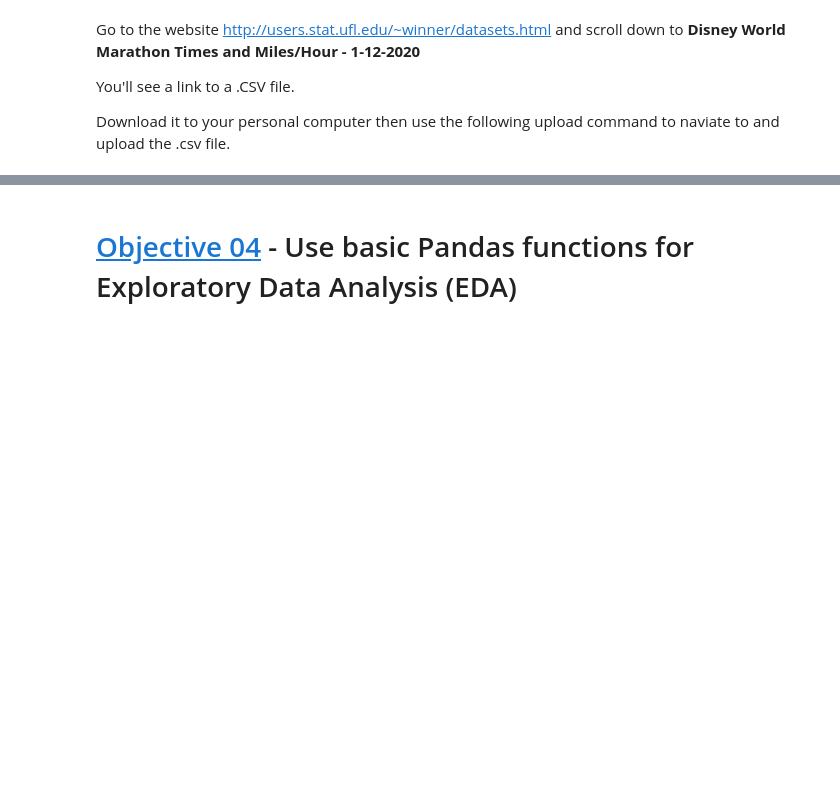
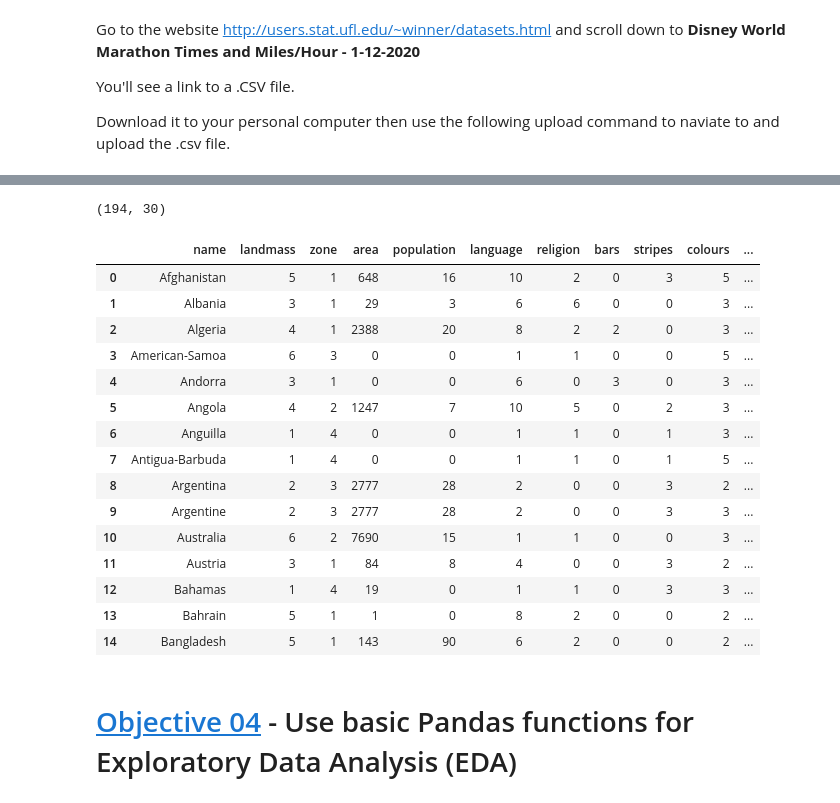
Before and after one commit to write2nk/DS-Unit-1-Sprint-1-Data-Wrangling-and-Storytelling, a Jupyter notebook: module1-exploratory-data-analysis/LS_DS_111_Exploratory_Data_Analysis.ipynb, the cells around one changed output, grey strips where cells are left out. Saved outputs shown, nothing was run; the diff lists cells and outputs as text; code cells hidden in the pictures; blank space fills up the shorter version.

```diff
--- a/module1-exploratory-data-analysis/LS_DS_111_Exploratory_Data_Analysis.ipynb
+++ b/module1-exploratory-data-analysis/LS_DS_111_Exploratory_Data_Analysis.ipynb
@@ -197,10 +229,30 @@ uploaded = files.upload()
 # %%
 #Read in the dataset using read_csv
-
+import io
+df = pd.read_csv(io.BytesIO(uploaded['flag.data']), names = column_headers)
 #Print the dimensions of the dataset
-
+print(df.shape)
 
 #Print the first 15 observations
+df.head(15)
+# %% [output]
+(194, 30)
+|  | name | landmass | zone | area | population | language | religion | bars | stripes | colours | ... |
+| 0 | Afghanistan | 5 | 1 | 648 | 16 | 10 | 2 | 0 | 3 | 5 | ... |
+| 1 | Albania | 3 | 1 | 29 | 3 | 6 | 6 | 0 | 0 | 3 | ... |
+| 2 | Algeria | 4 | 1 | 2388 | 20 | 8 | 2 | 2 | 0 | 3 | ... |
+| 3 | American-Samoa | 6 | 3 | 0 | 0 | 1 | 1 | 0 | 0 | 5 | ... |
+| 4 | Andorra | 3 | 1 | 0 | 0 | 6 | 0 | 3 | 0 | 3 | ... |
+| 5 | Angola | 4 | 2 | 1247 | 7 | 10 | 5 | 0 | 2 | 3 | ... |
+| 6 | Anguilla | 1 | 4 | 0 | 0 | 1 | 1 | 0 | 1 | 3 | ... |
+| 7 | Antigua-Barbuda | 1 | 4 | 0 | 0 | 1 | 1 | 0 | 1 | 5 | ... |
+| 8 | Argentina | 2 | 3 | 2777 | 28 | 2 | 0 | 0 | 3 | 2 | ... |
+| 9 | Argentine | 2 | 3 | 2777 | 28 | 2 | 0 | 0 | 3 | 3 | ... |
+| 10 | Australia | 6 | 2 | 7690 | 15 | 1 | 1 | 0 | 0 | 3 | ... |
+| 11 | Austria | 3 | 1 | 84 | 8 | 4 | 0 | 0 | 3 | 2 | ... |
+| 12 | Bahamas | 1 | 4 | 19 | 0 | 1 | 1 | 0 | 3 | 3 | ... |
+| 13 | Bahrain | 5 | 1 | 1 | 0 | 8 | 2 | 0 | 0 | 2 | ... |
+| 14 | Bangladesh | 5 | 1 | 143 | 90 | 6 | 2 | 0 | 0 | 2 | ... |
 # %% [markdown]
 # [Objective 04](#basic-pandas-functions) - Use basic Pandas functions for Exploratory Data Analysis (EDA)
 # %% [markdown]
```
Also changed, not shown: parts of 14 cells of this notebook.
